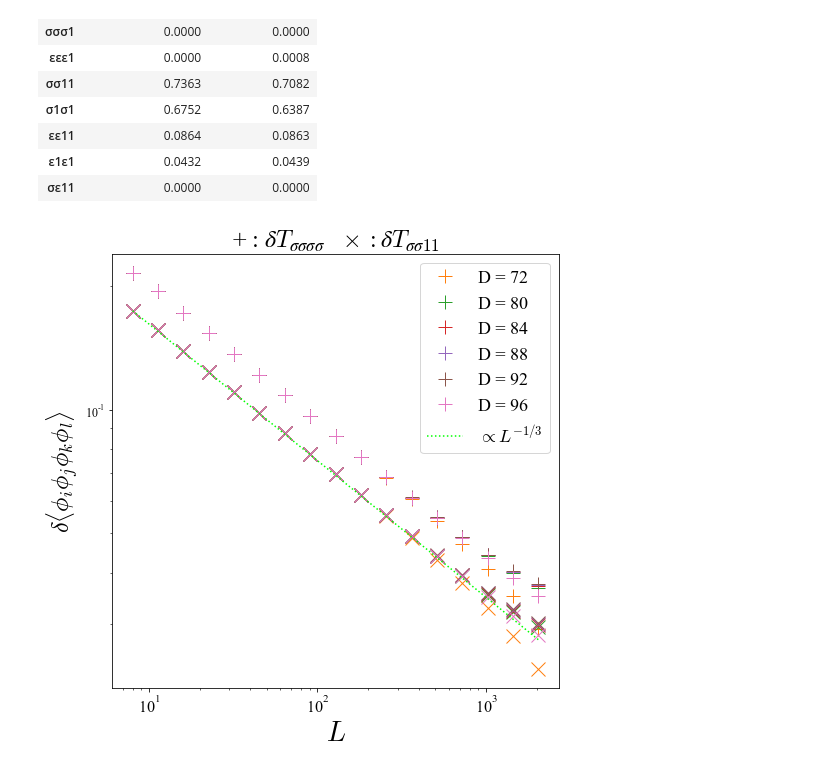
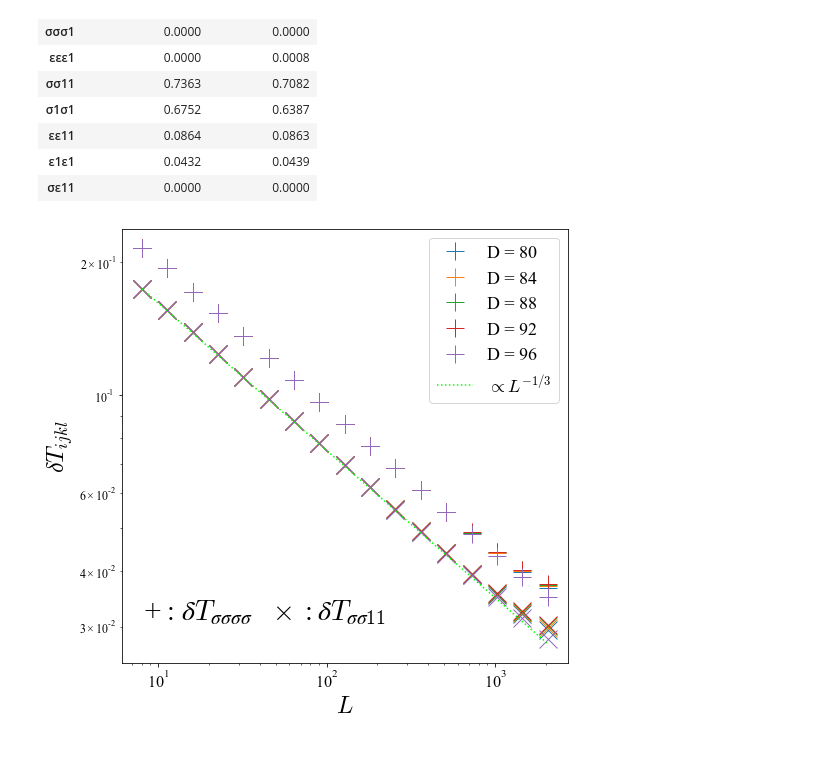
Before and after one commit to dartsushi/TRG_D4_symmetry, a Jupyter notebook: TRG_analysis-Ising.ipynb, the cells around one changed output. Saved outputs shown, nothing was run; the diff lists cells and outputs as text; code cells hidden in the pictures.

Commit message:
figures

```diff
--- a/TRG_analysis-Ising.ipynb
+++ b/TRG_analysis-Ising.ipynb
@@ -74,5 +99,4 @@ print("# of the non-zero combinations: ", count)
 # %%
-step_list = np.arange(4,21,1)
 L_list = 2*np.sqrt(2)**step_list
 x_list = []
 x_list_ep = []
@@ -228,8 +260,6 @@ def three_point(zb,ind,dist):
 def two_point(z_dist,op):
     return 1/z_dist**(2*xn[op])
 # %%
-D_list = [32,40,48,56,64,72,80,84,88,92,96]
-step_list = np.arange(4,21,1)
 fp_list = np.zeros((len(D_list),len(step_list),3,3,3,3))
 for i,D in enumerate(D_list):
     for j,step in enumerate(step_list):
@@ -273,23 +303,24 @@ df.T
 # %%
 plt.figure(figsize=(8,8))
 zb=np.exp(np.pi/2)/2
 plt.rcParams['mathtext.fontset'] = 'cm'
 plt.rcParams['xtick.labelsize'] = 16
 plt.rcParams['ytick.labelsize'] = 12
+cutoff = 6
 
-for i in range(5,len(D_list)):
+for i in range(cutoff,len(D_list)):
     ssss = s4(zb,1/2)-fp_list[i,:,1,1,1,1]
-    plt.plot(L_list,ssss,"+",label="D = "+str(D_list[i]),color="C"+str(i-4),markersize=14)
+    plt.plot(L_list,ssss,"+",label="D = "+str(D_list[i]),color="C"+str(i-cutoff),markersize=18)
     ss=two_point(zb*np.sqrt(2),1)-fp_list[i,:,1,1,0,0]
-    plt.plot(L_list,ss,"x",color="C"+str(i-4),markersize=14)
+    plt.plot(L_list,ss,"x",color="C"+str(i-cutoff),markersize=18)
 
 plt.plot(L_list,ss[0]*(L_list[0]/L_list)**(1/3),":",color="lime",label=r"$\propto L^{-1/3}$")
 plt.xscale("log")
 plt.yscale("log")
-plt.xlabel(r"$L$",fontsize=28)
-plt.ylabel(r"$\delta\langle\phi_i\phi_j\phi_k\phi_l\rangle$",fontsize=24)
+plt.xlabel(r"$L$",fontsize=24)
+plt.ylabel(r"$\delta T_{ijkl}$",fontsize=24)
 plt.legend(fontsize=18)
-plt.title(r"+ : $δT_{σσσσ}\ \ \times : δT_{σσ11}$",fontsize=24)
+plt.annotate(r"+ : $δT_{σσσσ}\ \ \times: δT_{σσ11}$", xy=(0.05, 0.1), xycoords='axes fraction',fontsize=28)
 plt.savefig("4-point_error.png",bbox_inches="tight", pad_inches=0.05)
 # %% [output]
-[figure, old version]
+[figure, new version]
```
Also changed, not shown: parts of 12 cells of this notebook, 1 other file.
